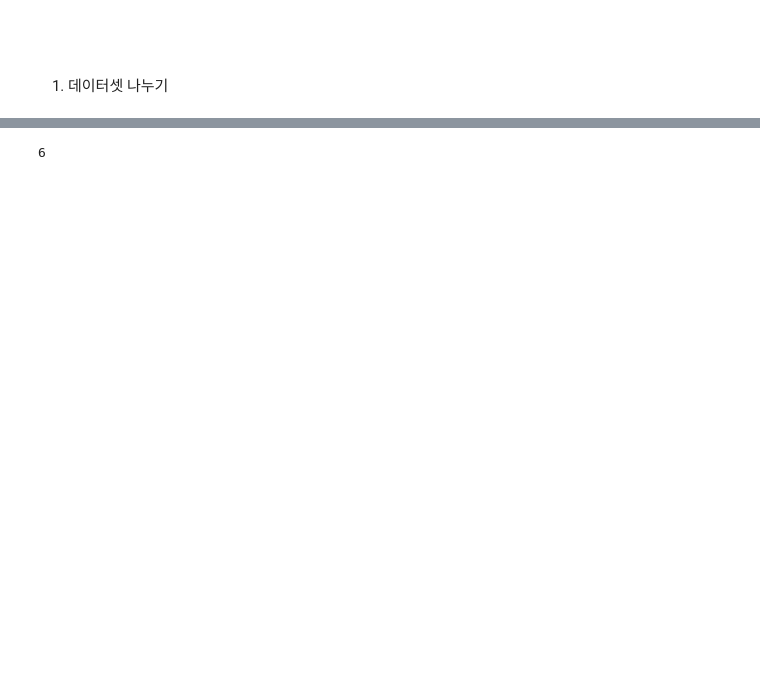
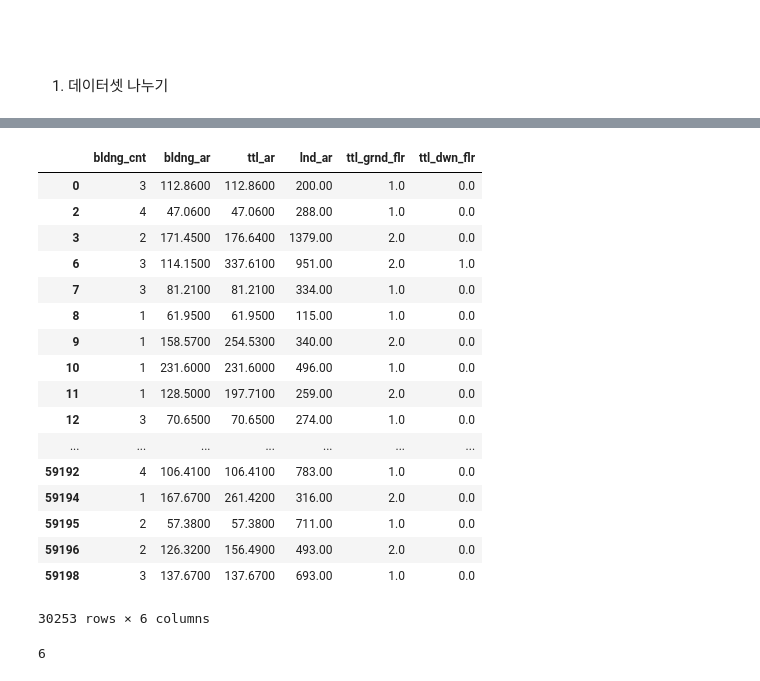
Before and after one commit to hanseul-wang/fire-prediction-model-Kimhae, a Jupyter notebook: Fire/Data_analysis/Train_Data_EDA.ipynb, the cells around one changed output, grey strips where cells are left out. Drawn from its saved outputs; the diff is of its cells as text; code cells hidden in the pictures; blank space fills up the shorter version.

```diff
--- a/Fire/Data_analysis/Train_Data_EDA.ipynb
+++ b/Fire/Data_analysis/Train_Data_EDA.ipynb
@@ -174,3 +170,32 @@ import dateutil.parser
+# %%
+def outliers_iqr(ys):
+    quartile_1, quartile_3 = np.percentile(ys, [25, 75])
+    iqr = quartile_3 - quartile_1
+    lower_bound = quartile_1 - (iqr * 1.5)
+    upper_bound = quartile_3 + (iqr * 1.5)
+    return np.where((ys > upper_bound) | (ys < lower_bound))
+
+
+width_drop.apply(lambda col : outliers_iqr(col))
+# %% [output]
+|  | bldng_cnt | bldng_ar | ttl_ar | lnd_ar | ttl_grnd_flr | ttl_dwn_flr |
+| 0 | 3 | 112.8600 | 112.8600 | 200.00 | 1.0 | 0.0 |
+| 2 | 4 | 47.0600 | 47.0600 | 288.00 | 1.0 | 0.0 |
+| 3 | 2 | 171.4500 | 176.6400 | 1379.00 | 2.0 | 0.0 |
+| 6 | 3 | 114.1500 | 337.6100 | 951.00 | 2.0 | 1.0 |
+| 7 | 3 | 81.2100 | 81.2100 | 334.00 | 1.0 | 0.0 |
+| 8 | 1 | 61.9500 | 61.9500 | 115.00 | 1.0 | 0.0 |
+| 9 | 1 | 158.5700 | 254.5300 | 340.00 | 2.0 | 0.0 |
+| 10 | 1 | 231.6000 | 231.6000 | 496.00 | 1.0 | 0.0 |
+| 11 | 1 | 128.5000 | 197.7100 | 259.00 | 2.0 | 0.0 |
+| 12 | 3 | 70.6500 | 70.6500 | 274.00 | 1.0 | 0.0 |
+| ... | ... | ... | ... | ... | ... | ... |
+| 59192 | 4 | 106.4100 | 106.4100 | 783.00 | 1.0 | 0.0 |
+| 59194 | 1 | 167.6700 | 261.4200 | 316.00 | 2.0 | 0.0 |
+| 59195 | 2 | 57.3800 | 57.3800 | 711.00 | 1.0 | 0.0 |
+| 59196 | 2 | 126.3200 | 156.4900 | 493.00 | 2.0 | 0.0 |
+| 59198 | 3 | 137.6700 | 137.6700 | 693.00 | 1.0 | 0.0 |
+30253 rows × 6 columns
 # %%
 def correlation_matrix(data):
     """(i, j)번째 항목이 i번째 차원과 j번째 차원의 상관관계를 나타내는 num_columns x num_cilums 행렬 반환"""
```
Also changed, not shown: parts of 12 cells of this notebook, 10 other files.
